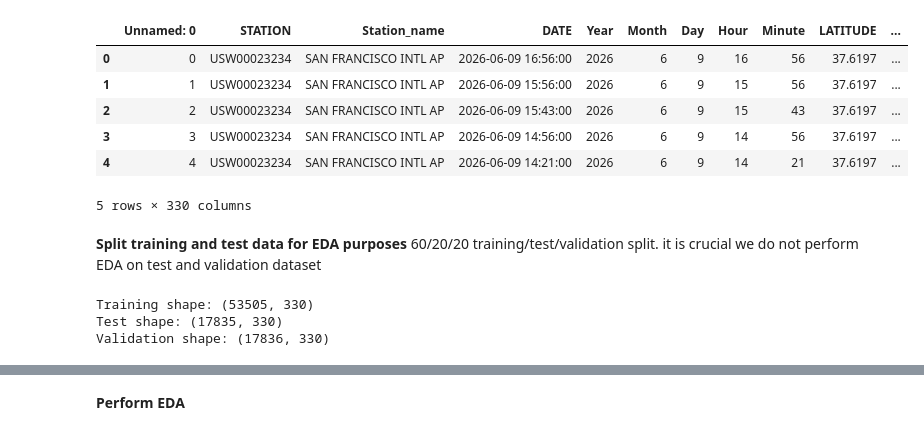
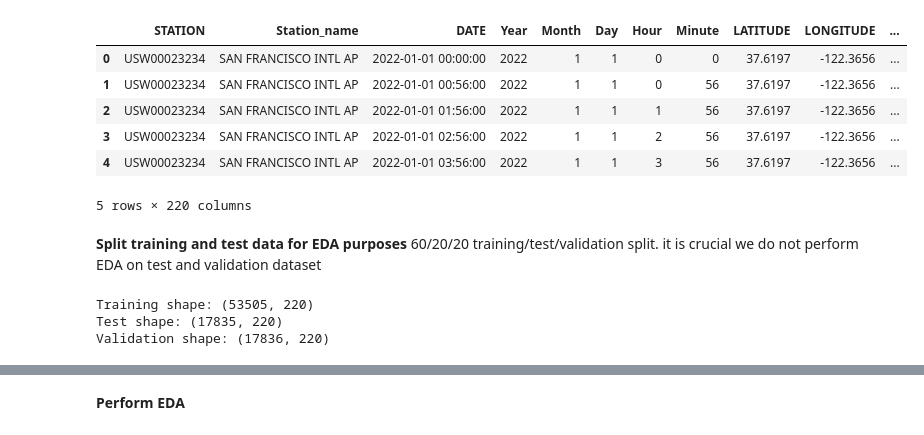
Before and after one commit to UC-Berkeley-I-School/207-Summer26-FinalProject-MLModel, a Jupyter notebook: EDA/SFO_NOAA_EDA_YvonneChook.ipynb, the cells around one changed output, grey strips where cells are left out. Saved outputs shown, nothing was run; the diff lists cells and outputs as text; code cells hidden in the pictures.

Commit message:
more data load

```diff
--- a/EDA/SFO_NOAA_EDA_YvonneChook.ipynb
+++ b/EDA/SFO_NOAA_EDA_YvonneChook.ipynb
@@ -6,19 +6,19 @@ from sklearn.model_selection import train_test_split
 import matplotlib.pyplot as plt
 # %%
 #load data
-NOAA_SFO_df = pd.read_csv(
-    "../Data_Preprocessing/data/NOAA_SFO_2022_2026_cleaned.csv"
+NOAA_SFO_df = pd.read_parquet(
+    "../Data_Preprocessing/data/NOAA_SFO_2022_2026_cleaned.parquet"
 )
 
 NOAA_SFO_df.head()
 # %% [output]
-|  | Unnamed: 0 | STATION | Station_name | DATE | Year | Month | Day | Hour | Minute | LATITUDE | ... |
-| 0 | 0 | USW00023234 | SAN FRANCISCO INTL AP | 2026-06-09 16:56:00 | 2026 | 6 | 9 | 16 | 56 | 37.6197 | ... |
-| 1 | 1 | USW00023234 | SAN FRANCISCO INTL AP | 2026-06-09 15:56:00 | 2026 | 6 | 9 | 15 | 56 | 37.6197 | ... |
-| 2 | 2 | USW00023234 | SAN FRANCISCO INTL AP | 2026-06-09 15:43:00 | 2026 | 6 | 9 | 15 | 43 | 37.6197 | ... |
-| 3 | 3 | USW00023234 | SAN FRANCISCO INTL AP | 2026-06-09 14:56:00 | 2026 | 6 | 9 | 14 | 56 | 37.6197 | ... |
-| 4 | 4 | USW00023234 | SAN FRANCISCO INTL AP | 2026-06-09 14:21:00 | 2026 | 6 | 9 | 14 | 21 | 37.6197 | ... |
+|  | STATION | Station_name | DATE | Year | Month | Day | Hour | Minute | LATITUDE | LONGITUDE | ... |
+| 0 | USW00023234 | SAN FRANCISCO INTL AP | 2022-01-01 00:00:00 | 2022 | 1 | 1 | 0 | 0 | 37.6197 | -122.3656 | ... |
+| 1 | USW00023234 | SAN FRANCISCO INTL AP | 2022-01-01 00:56:00 | 2022 | 1 | 1 | 0 | 56 | 37.6197 | -122.3656 | ... |
+| 2 | USW00023234 | SAN FRANCISCO INTL AP | 2022-01-01 01:56:00 | 2022 | 1 | 1 | 1 | 56 | 37.6197 | -122.3656 | ... |
+| 3 | USW00023234 | SAN FRANCISCO INTL AP | 2022-01-01 02:56:00 | 2022 | 1 | 1 | 2 | 56 | 37.6197 | -122.3656 | ... |
+| 4 | USW00023234 | SAN FRANCISCO INTL AP | 2022-01-01 03:56:00 | 2022 | 1 | 1 | 3 | 56 | 37.6197 | -122.3656 | ... |
-5 rows × 330 columns
+5 rows × 220 columns
 # %% [markdown]
 **Split training and test data for EDA purposes**
 60/20/20 training/test/validation split. it is crucial we do not perform EDA on test and validation dataset
@@ -46,9 +46,9 @@ print(f"Training shape: {NOAA_train_df.shape}")
 print(f"Test shape: {NOAA_test_df.shape}")
 print(f"Validation shape: {NOAA_val_df.shape}")
 # %% [output]
-Training shape: (53505, 330)
-Test shape: (17835, 330)
-Validation shape: (17836, 330)
+Training shape: (53505, 220)
+Test shape: (17835, 220)
+Validation shape: (17836, 220)
 # %%
 #Verify split by confirming date
 
```
Also changed, not shown: parts of 3 cells of this notebook, 6 other files.
